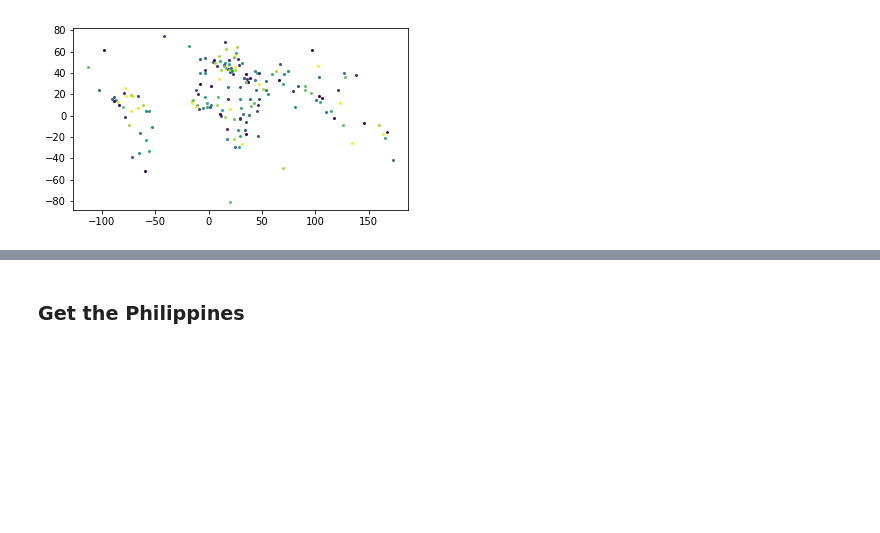
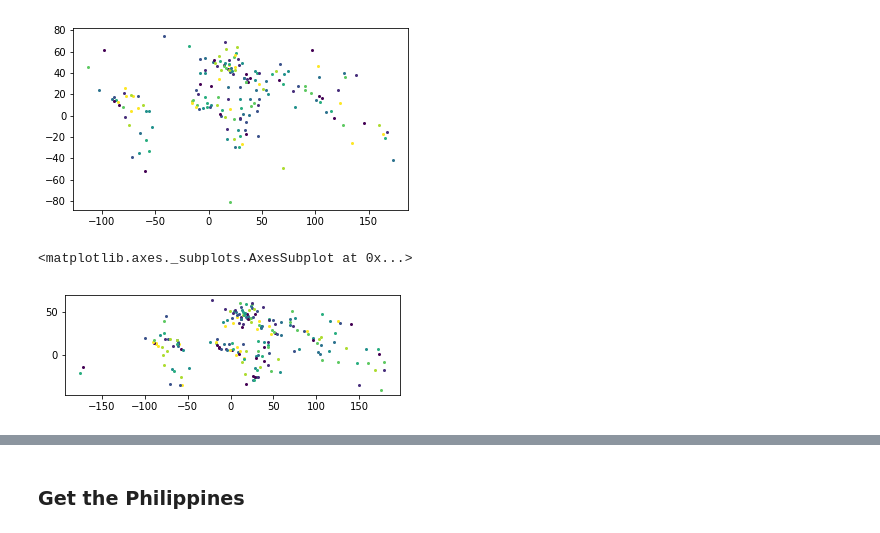
Before and after one commit to fjcamillo/Learn-GeoPandas, a Jupyter notebook: project_files/GeoPandas.ipynb, the cells around one changed output, grey strips where cells are left out. Cells and saved outputs as stored; diff of their text form; code cells hidden in the pictures; blank space fills up the shorter version.

Commit message:
cities plot

```diff
--- a/project_files/GeoPandas.ipynb
+++ b/project_files/GeoPandas.ipynb
@@ -42,3 +42,10 @@ world.plot()
 # %% [output]
 <matplotlib.axes._subplots.AxesSubplot at 0x...>
 [figure]
+# %%
+cities = gpd.read_file(gpd.datasets.get_path('naturalearth_cities'))
+# %%
+cities.plot()
+# %% [output]
+<matplotlib.axes._subplots.AxesSubplot at 0x...>
+[figure, added]
```
Also changed, not shown: parts of 1 cell of this notebook.
